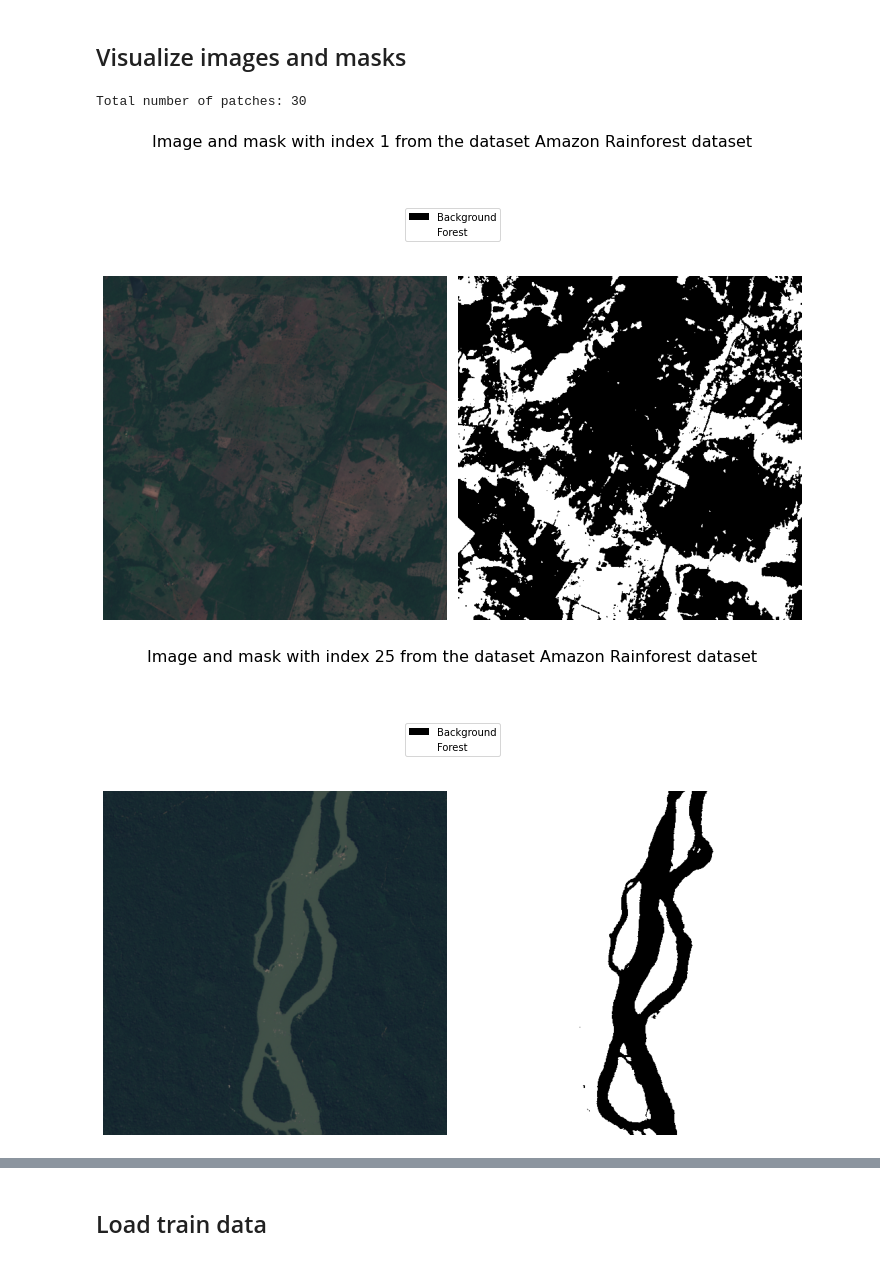
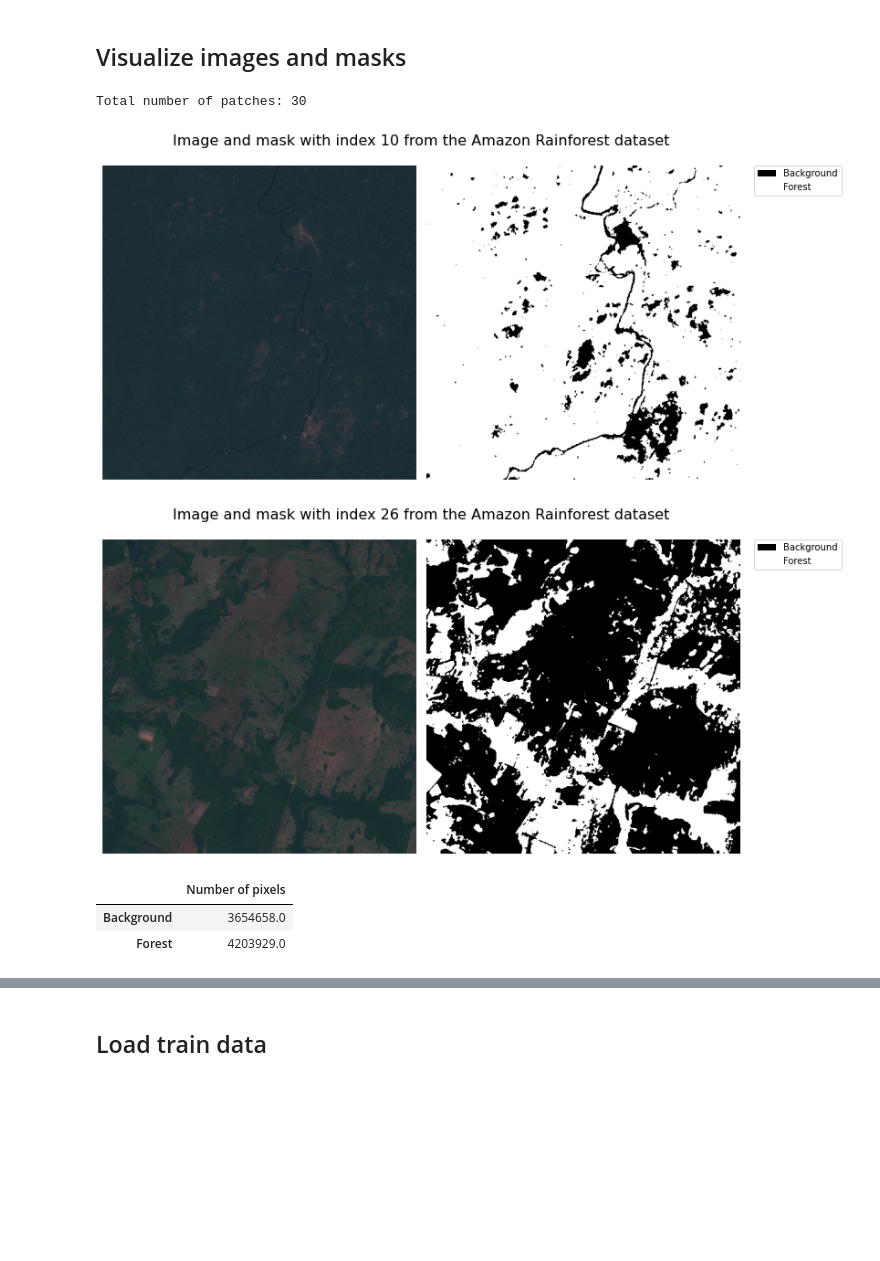
Before and after one commit to biasvariancelabs/aitlas, a Jupyter notebook: examples/semantic_segmentation_example_amazon_rainforest.ipynb, the cells around one changed output, grey strips where cells are left out. Cells and saved outputs as stored; diff of their text form; code cells hidden in the pictures; blank space fills up the shorter version.

Commit message:
new version amazon rainforest dataset notebook

```diff
--- a/examples/semantic_segmentation_example_amazon_rainforest.ipynb
+++ b/examples/semantic_segmentation_example_amazon_rainforest.ipynb
@@ -13,14 +13,20 @@ from aitlas.utils import image_loader
 ## Visualize images and masks
 # %%
 dataset_config = {
-    "data_dir": "/media/hdd/semantic-segmentation/AmazonForest/Training"
+    "data_dir": "../data/AmazonForest/Training"
 }
 dataset = AmazonRainforestDataset(dataset_config)
 
 print(f"Total number of patches: {len(dataset)}")
-dataset.show_image(1);
-dataset.show_image(25);
+dataset.show_image(10);
+dataset.show_image(26);
 # %% [output]
 Total number of patches: 30
-[figure, old version]
+[figure, new version]
-[figure, old version]
+[figure, new version]
+# %%
+dataset.data_distribution_table()
+# %% [output]
+|  | Number of pixels |
+| Background | 3654658.0 |
+| Forest | 4203929.0 |
```
Also changed, not shown: parts of 7 cells of this notebook.
